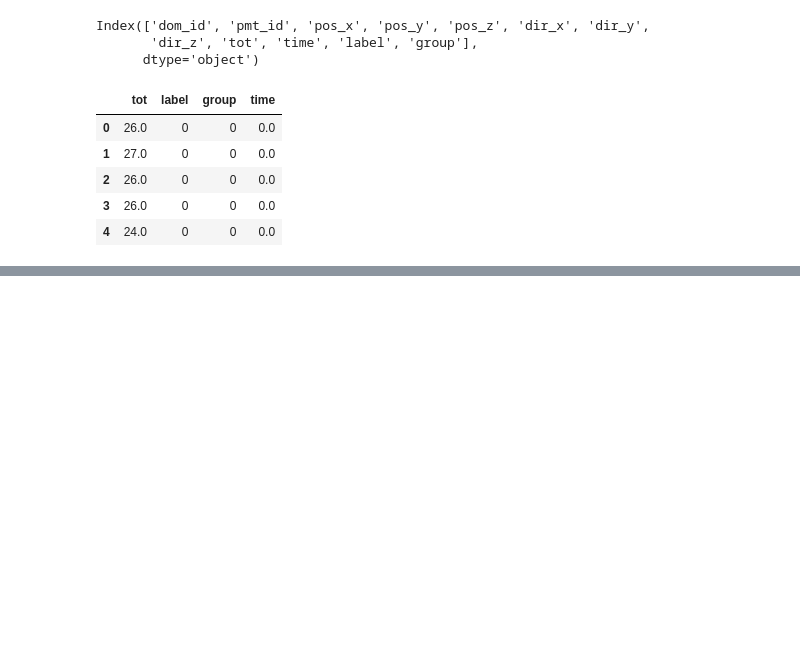
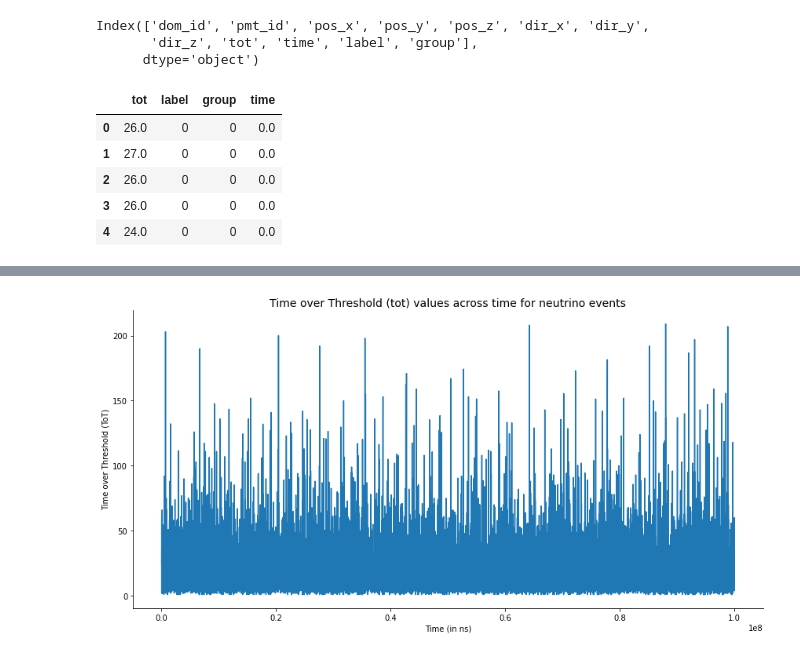
Before and after one commit to shrutirao94/km3net-neutrino-detection, a Jupyter notebook: notebooks/exploration.ipynb, the cells around one changed output, grey strips where cells are left out. Drawn from its saved outputs; the diff is of its cells as text; code cells hidden in the pictures; blank space fills up the shorter version.

```diff
--- a/notebooks/exploration.ipynb
+++ b/notebooks/exploration.ipynb
@@ -398,0 +466,3 @@ df_tot[:100000][df_tot.label == 1].groupby('group')['tot']
+# %%
+df_tot_hits = df_tot[df_tot.label == 1]
+df_tot_hits
@@ -398,0 +483,15 @@ df_tot[:100000][df_tot.label == 1].groupby('group')['tot']
+# %%
+sns.relplot(x="time", y="tot",
+            kind="line",
+            aspect=2,
+            height=6,
+            ci=None, data=df_tot_hits)
+plt.xlabel("Time (in ns)")
+plt.ylabel("Time over Threshold (ToT)")
+
+plt.title("Time over Threshold (tot) values across time for neutrino events",
+         y=1, fontsize = 14)
+
+plt.savefig("../assets/tot_hits")
+# %% [output]
+[figure, added]
```
Also changed, not shown: parts of 18 cells of this notebook.
